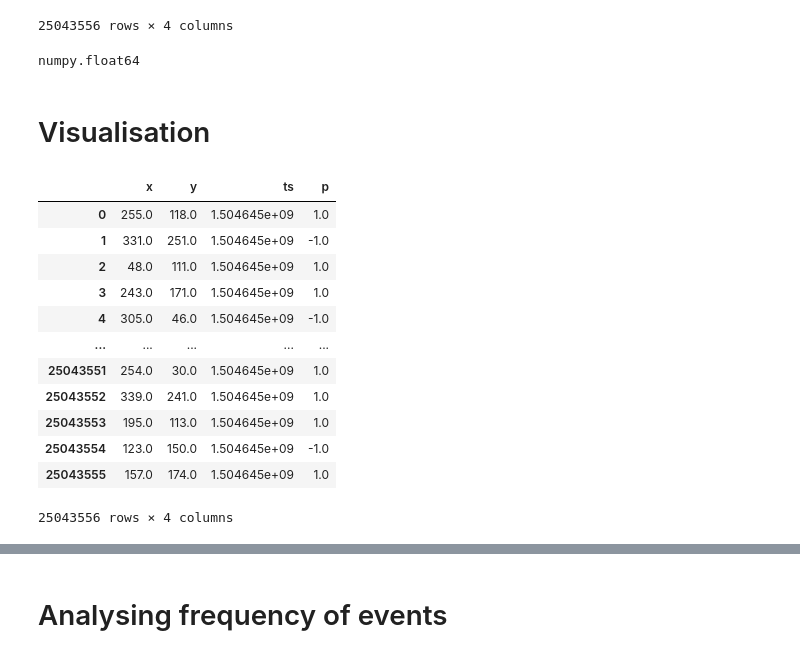
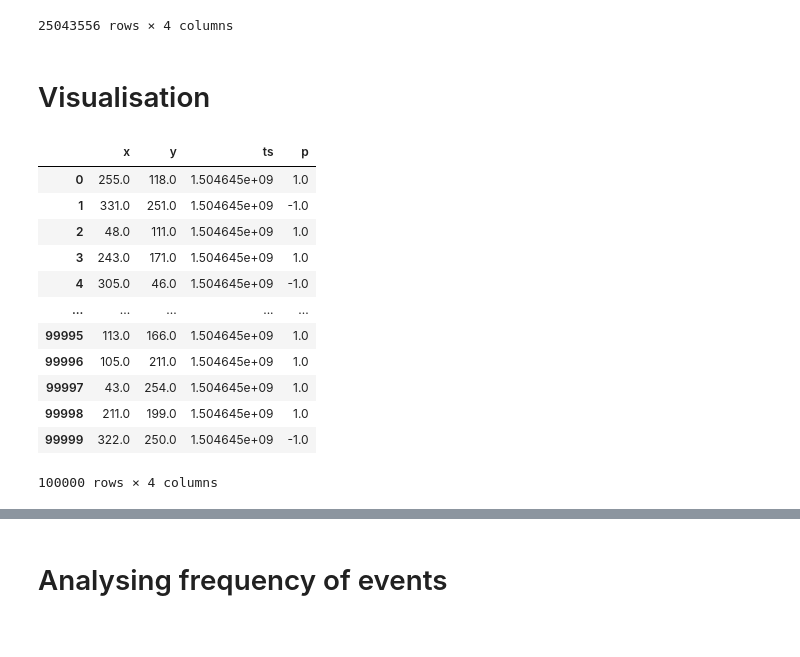
Before and after one commit to ahnaf-chowdhury/event-based-vision, a Jupyter notebook: MVSEC_dataset.ipynb, the cells around one changed output, grey strips where cells are left out. Drawn from its saved outputs; the diff is of its cells as text; code cells hidden in the pictures.

```diff
--- a/MVSEC_dataset.ipynb
+++ b/MVSEC_dataset.ipynb
@@ -101,29 +91,27 @@ df_events
 | 25043554 | 123.0 | 150.0 | 1.504645e+09 | -1.0 |
 | 25043555 | 157.0 | 174.0 | 1.504645e+09 | 1.0 |
 25043556 rows × 4 columns
-# %%
-type(df_events.iloc[0]['p'])
-# %% [output]
-numpy.float64
 # %% [markdown]
 # Visualisation
-# %%
-events_slice = df_events.iloc[0:]
-events_slice
-# %% [output]
-|  | x | y | ts | p |
-| 0 | 255.0 | 118.0 | 1.504645e+09 | 1.0 |
-| 1 | 331.0 | 251.0 | 1.504645e+09 | -1.0 |
-| 2 | 48.0 | 111.0 | 1.504645e+09 | 1.0 |
-| 3 | 243.0 | 171.0 | 1.504645e+09 | 1.0 |
-| 4 | 305.0 | 46.0 | 1.504645e+09 | -1.0 |
-| ... | ... | ... | ... | ... |
-| 25043551 | 254.0 | 30.0 | 1.504645e+09 | 1.0 |
-| 25043552 | 339.0 | 241.0 | 1.504645e+09 | 1.0 |
-| 25043553 | 195.0 | 113.0 | 1.504645e+09 | 1.0 |
-| 25043554 | 123.0 | 150.0 | 1.504645e+09 | -1.0 |
-| 25043555 | 157.0 | 174.0 | 1.504645e+09 | 1.0 |
-25043556 rows × 4 columns
+# %%
+# visualising a slice of the sequence
+
+events_slice = df_events.iloc[0:100000]
+events_slice
+# %% [output]
+|  | x | y | ts | p |
+| 0 | 255.0 | 118.0 | 1.504645e+09 | 1.0 |
+| 1 | 331.0 | 251.0 | 1.504645e+09 | -1.0 |
+| 2 | 48.0 | 111.0 | 1.504645e+09 | 1.0 |
+| 3 | 243.0 | 171.0 | 1.504645e+09 | 1.0 |
+| 4 | 305.0 | 46.0 | 1.504645e+09 | -1.0 |
+| ... | ... | ... | ... | ... |
+| 99995 | 113.0 | 166.0 | 1.504645e+09 | 1.0 |
+| 99996 | 105.0 | 211.0 | 1.504645e+09 | 1.0 |
+| 99997 | 43.0 | 254.0 | 1.504645e+09 | 1.0 |
+| 99998 | 211.0 | 199.0 | 1.504645e+09 | 1.0 |
+| 99999 | 322.0 | 250.0 | 1.504645e+09 | -1.0 |
+100000 rows × 4 columns
 # %%
 events_slice_np = events_slice.to_numpy()
 events_slice_np
```
Also changed, not shown: parts of 7 cells of this notebook.
